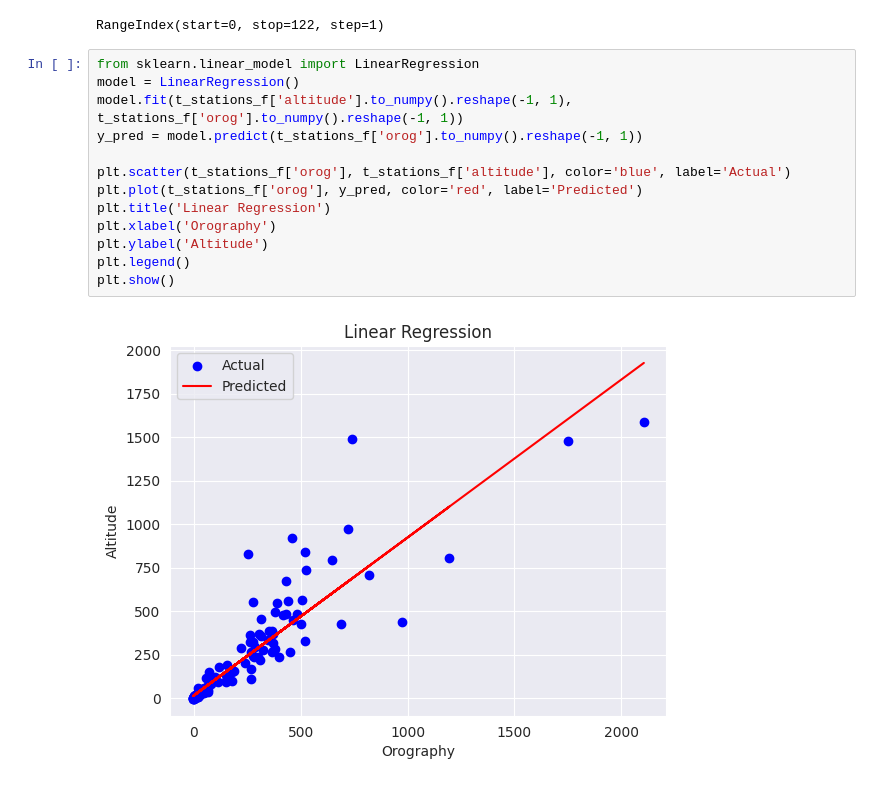
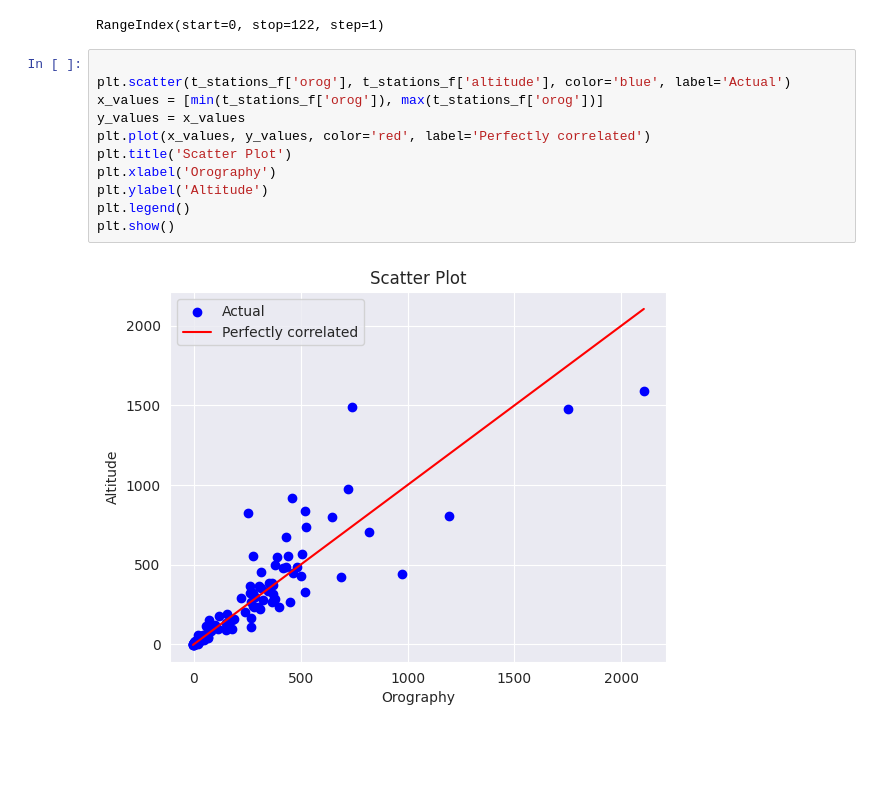
Before and after one commit to leachen01/gnnpp, a Jupyter notebook: exploration/eda.ipynb, the cells around one changed output. Drawn from its saved outputs; the diff is of its cells as text; blank space fills up the shorter version.

```diff
--- a/exploration/eda.ipynb
+++ b/exploration/eda.ipynb
@@ -346,17 +347,15 @@ t_stations_f.index.T
 # %% [output]
 RangeIndex(start=0, stop=122, step=1)
 # %%
-from sklearn.linear_model import LinearRegression
-model = LinearRegression()
-model.fit(t_stations_f['altitude'].to_numpy().reshape(-1, 1), t_stations_f['orog'].to_numpy().reshape(-1, 1))
-y_pred = model.predict(t_stations_f['orog'].to_numpy().reshape(-1, 1))
 
 plt.scatter(t_stations_f['orog'], t_stations_f['altitude'], color='blue', label='Actual')
-plt.plot(t_stations_f['orog'], y_pred, color='red', label='Predicted')
-plt.title('Linear Regression')
+x_values = [min(t_stations_f['orog']), max(t_stations_f['orog'])]
+y_values = x_values
+plt.plot(x_values, y_values, color='red', label='Perfectly correlated')
+plt.title('Scatter Plot')
 plt.xlabel('Orography')
 plt.ylabel('Altitude')
 plt.legend()
 plt.show()
 # %% [output]
-[figure, old version]
+[figure, new version]
```
Also changed, not shown: parts of 4 cells of this notebook, 24 other files.
